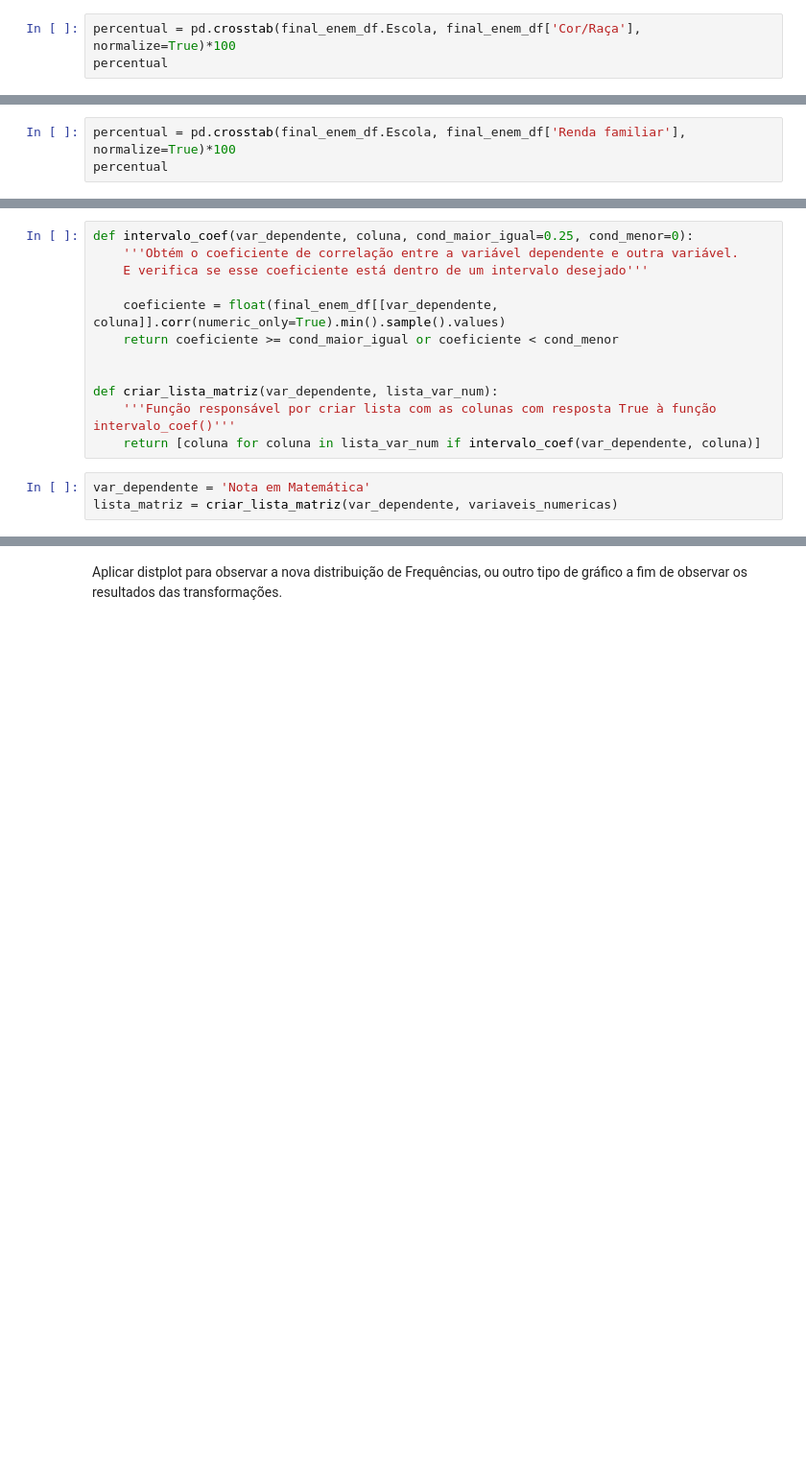
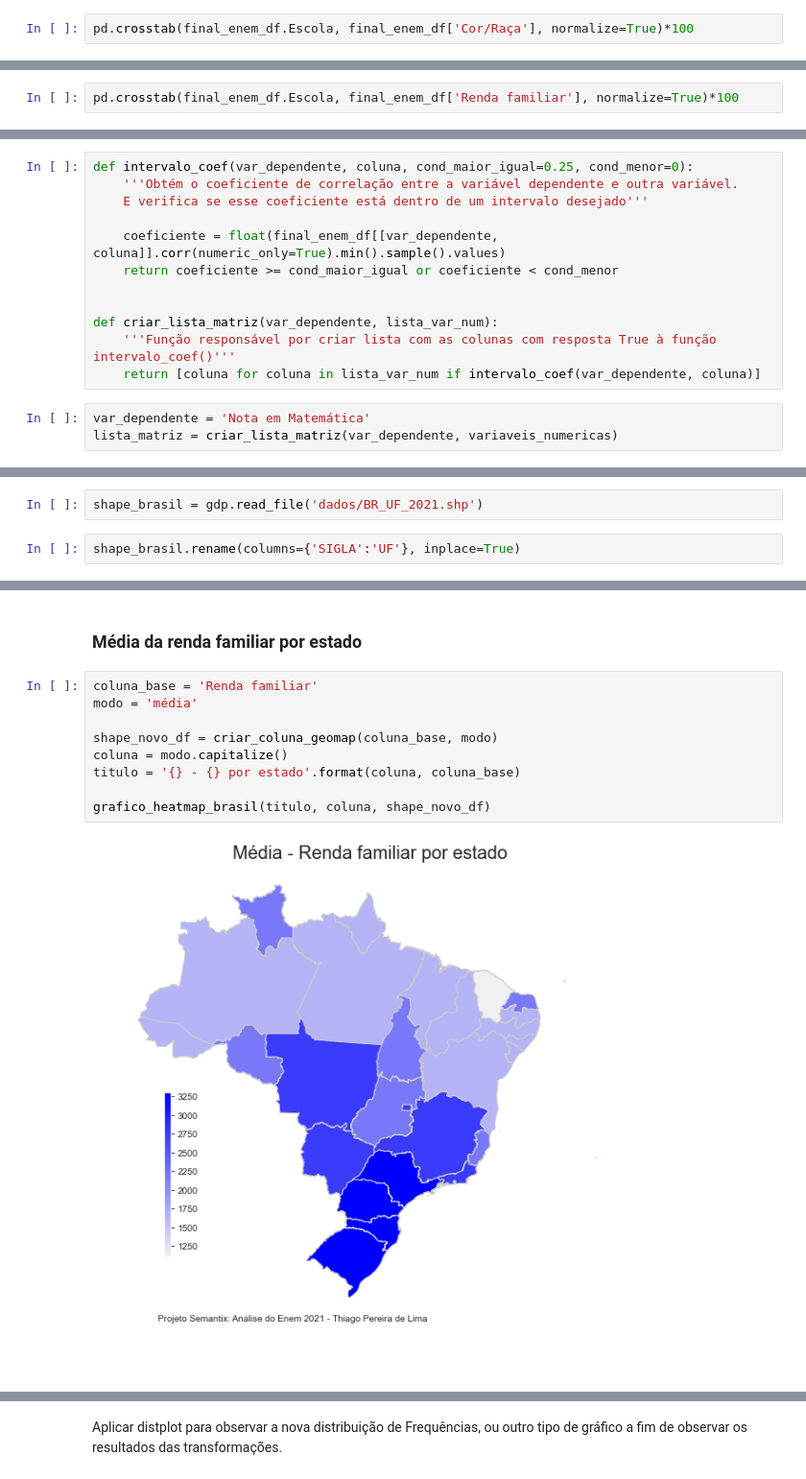
Before and after one commit to ihaveonesun/Projeto-Final-Semantix, a Jupyter notebook: projeto_final_enem.ipynb, the cells around one changed output, grey strips where cells are left out. Shown at 96% size. Cells and saved outputs as stored; diff of their text form; blank space fills up the shorter version.

```diff
--- a/projeto_final_enem.ipynb
+++ b/projeto_final_enem.ipynb
@@ -330,8 +297,7 @@ final_enem_df[variaveis_texto].describe().round(2)
 #### Distribuição de frequência
 Tipo de Escola x Cor/Raça
 # %%
-percentual = pd.crosstab(final_enem_df.Escola, final_enem_df['Cor/Raça'], normalize=True)*100
-percentual
+pd.crosstab(final_enem_df.Escola, final_enem_df['Cor/Raça'], normalize=True)*100
 # %% [output]
 | Cor/Raça | Amarela | Branca | Indígena | Não declarado | Parda | Preta |
 | Escola |  |  |  |  |  |  |
@@ -340,8 +306,7 @@ percentual
 # %% [markdown]
 Tipo de Escola x Renda
 # %%
-percentual = pd.crosstab(final_enem_df.Escola, final_enem_df['Renda familiar'], normalize=True)*100
-percentual
+pd.crosstab(final_enem_df.Escola, final_enem_df['Renda familiar'], normalize=True)*100
 # %% [output]
 | Renda familiar | 0 | 1100 | 1650 | 2200 | 2750 | 3300 | 4400 | 5500 | 6600 | 7700 | ... |
 | Escola |  |  |  |  |  |  |  |  |  |  | ... |
@@ -559,0 +505,4 @@ AVISO: <i>Desta etapa em diante, os passos são aplicáveis somente se for utili
+# %%
+shape_brasil = gdp.read_file('dados/BR_UF_2021.shp')
+# %%
+shape_brasil.rename(columns={'SIGLA':'UF'}, inplace=True)
@@ -559,0 +562,13 @@ AVISO: <i>Desta etapa em diante, os passos são aplicáveis somente se for utili
+# %% [markdown]
+### Média da renda familiar por estado
+# %%
+coluna_base = 'Renda familiar'
+modo = 'média'
+
+shape_novo_df = criar_coluna_geomap(coluna_base, modo)
+coluna = modo.capitalize()
+titulo = '{} - {} por estado'.format(coluna, coluna_base)
+
+grafico_heatmap_brasil(titulo, coluna, shape_novo_df)
+# %% [output]
+[figure, added]
```
Also changed, not shown: parts of 38 cells of this notebook.
